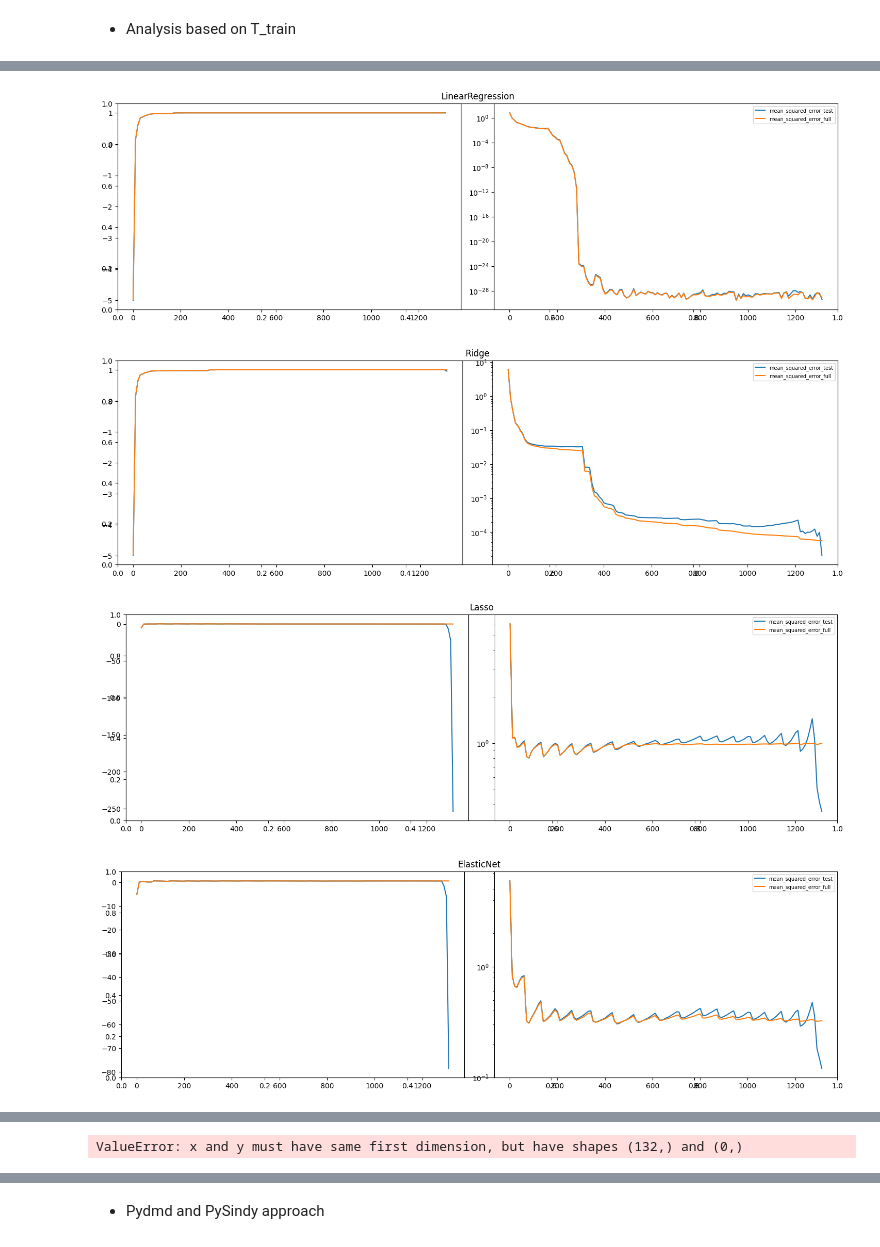
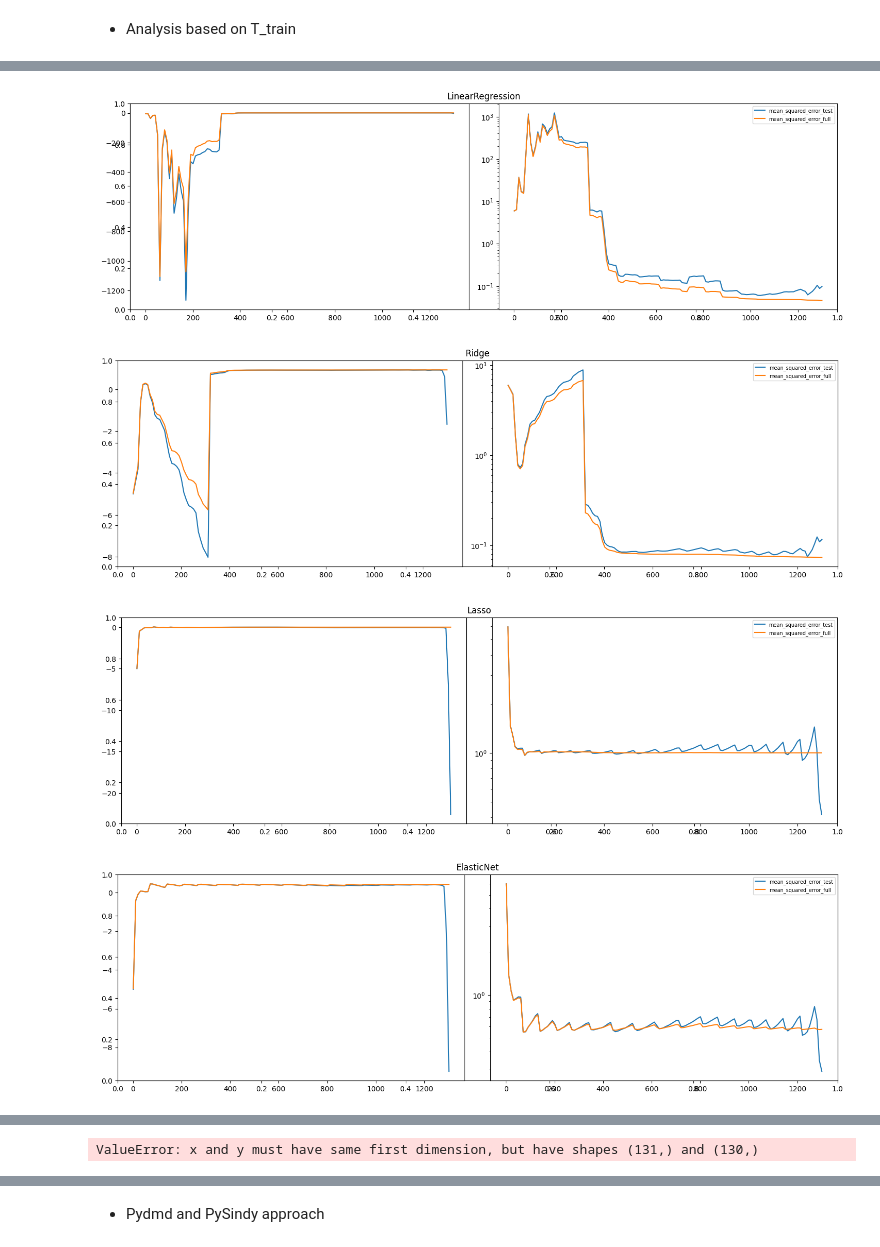
Before and after one commit to arofenitra/data-driven-modelling-fluid-flow, a Jupyter notebook: notebook/ML_modelling.ipynb, the cells around one changed output, grey strips where cells are left out. Drawn from its saved outputs; the diff is of its cells as text; code cells hidden in the pictures.

```diff
--- a/notebook/ML_modelling.ipynb
+++ b/notebook/ML_modelling.ipynb
@@ -146,11 +146,11 @@ Shape of P_wh_ph_v_w_g: (285, 1313)
 # %% [markdown]
 - Creations of predictors and targets (Y)
 # %%
-T_train = len(t)//2
+T_train = 3*len(t)//4
 # Predictor variables Z and target variable Y
 Z = [] # each element will be stack the matrices of pressure, water holdup, gas holdup, water velocity, gas velocity
 Y = [] # each element will be stack the matrices of water holdup, water velocity
-Z = P_wh_ph_v_w_g.T
+Z = P_wh_ph.T
 Y = v_w_g.T
 print(f"Z shape: {Z.shape}\nY shape: {Y.shape}\n")
 # %% [output]
@@ -268,56 +274,71 @@ list_of_models.append(sklearn.linear_model.LinearRegression())
 list_of_models.append(sklearn.linear_model.Ridge())
 list_of_models.append(sklearn.linear_model.Lasso())
 list_of_models.append(sklearn.linear_model.ElasticNet())
-# Add gradient boosting models
-list_of_models.append(sklearn.ensemble.GradientBoostingRegressor())
-list_of_models.append(sklearn.ensemble.AdaBoostRegressor())
-list_of_models.append(sklearn.ensemble.BaggingRegressor())
-list_of_models.append(sklearn.ensemble.RandomForestRegressor())
-list_of_models.append(sklearn.ensemble.ExtraTreesRegressor())
+from sklearn.model_selection import GridSearchCV
 
-model_names = ["LinearRegression","Ridge","Lasso","ElasticNet","GradientBoostingRegressor","AdaBoostRegressor","BaggingRegressor","RandomForestRegressor","ExtraTreesRegressor"]
+model_names = ["LinearRegression","Ridge","Lasso","ElasticNet","Ridge_cv"]
+alphas = np.logspace(-10, 3, 10)
+param_grid_ridge = {'alpha': alphas}
+# param_grid_lasso = {'alpha': alphas}
+# param_grid_elastic_net = {'alpha': alphas, 'l1_ratio': np.linspace(0, 1, 10)}
+ridge_cv = GridSearchCV(sklearn.linear_model.Ridge(), param_grid_ridge, cv=5, scoring='neg_mean_squared_error')
+# lasso_cv = GridSearchCV(sklearn.linear_model.Lasso(), param_grid_lasso, cv=5, scoring='neg_mean_squared_error')
+# elastic_net_cv = GridSearchCV(sklearn.linear_model.ElasticNet(), param_grid_elastic_net, cv=5, scoring='neg_mean_squared_error')
+models_to_tune = [ridge_cv]
+list_of_models.extend(models_to_tune)
 from sklearn.metrics import mean_squared_error, r2_score
 for model in list_of_models:
     accuracy_score_test = []
     accuracy_score_full = []
     mean_squared_error_test = []
     mean_squared_error_full = []
     t_train_values = []
-    for T_train in range(1,len(t),10):
+    for T_train in range(1,len(t)-10,10):
         t_train_values.append(T_train)
         Z_train = Z_scaled[:T_train,:]
         Z_test = Z_scaled[T_train:,:]
         Y_train = Y_scaled[:T_train,:]
         Y_test = Y_scaled[T_train:,:]
         try:
-            model.fit(Z_train, Y_train)
-            Y_pred = model.predict(Z_test)
-            accuracy_score_test.append(model.score(Z_test, Y_test))
-            mean_squared_error_test.append(mean_squared_error(Y_test, Y_pred))
-            # print(f"Accuracy between Y_pred and Y_test: {reg.score(Z_test, Y_test)}")
-            Y_full_pred = model.predict(Z_scaled)
-            accuracy_score_full.append(model.score(Z_scaled, Y_scaled))
-            mean_squared_error_full.append(mean_squared_error(Y_scaled, Y_full_pred))
+            if model in models_to_tune:
+                print(f"Tuning {model_names[list_of_models.index(model)]}")
+                model.fit(Z_train, Y_train)
+                Y_pred = model.predict(Z_test)
+                accuracy_score_test.append(model.score(Z_test, Y_test))
+                mean_squared_error_test.append(mean_squared_error(Y_test, Y_pred))
+                Y_full_pred = model.predict(Z_scaled)
+                accuracy_score_full.append(model.score(Z_scaled, Y_scaled))
+                mean_squared_error_full.append(mean_squared_error(Y_scaled, Y_full_pred))
+
+            else:
+                model.fit(Z_train, Y_train)
+                Y_pred = model.predict(Z_test)
+                accuracy_score_test.append(model.score(Z_test, Y_test))
+                mean_squared_error_test.append(mean_squared_error(Y_test, Y_pred))
+                # print(f"Accuracy between Y_pred and Y_test: {reg.score(Z_test, Y_test)}")
+                Y_full_pred = model.predict(Z_scaled)
+                accuracy_score_full.append(model.score(Z_scaled, Y_scaled))
+                mean_squared_error_full.append(mean_squared_error(Y_scaled, Y_full_pred))
         except:
-            print(f"Error fitting {model_names[list_of_models.index(model)]}")
+            # print(f"Error fitting {model_names[list_of_models.index(model)]}")
             continue
         # print(f"Accuracy between Y_full_pred and Y_full: {reg.score(Z_scaled, Y_scaled)}")
     # Plotting the accuracy score
     # print(f"Accuracy score test: {accuracy_score_test}\nAccuracy score full: {accuracy_score_full}")
     plt.figure(figsize=(15,5))
     plt.title(model_names[list_of_models.index(model)])
     plt.subplot(1, 2, 1)
     plt.plot(t_train_values,accuracy_score_test,label='accuracy_score_test')
     plt.plot(t_train_values,accuracy_score_full,label='accuracy_score_full')
     plt.subplot(1, 2, 2)
     plt.plot(t_train_values,mean_squared_error_test,label='mean_squared_error_test')
     plt.plot(t_train_values,mean_squared_error_full,label='mean_squared_error_full')
     plt.legend(loc = 1, fontsize = 7)
     plt.yscale('log')
     plt.tight_layout()
     plt.show()
 # %% [output]
-[figure, old version]
+[figure, new version]
-[figure, old version]
+[figure, new version]
-[figure, old version]
+[figure, new version]
-[figure, old version]
+[figure, new version]
@@ -341 +362 @@ Error fitting GradientBoostingRegressor
-ValueError: x and y must have same first dimension, but have shapes (132,) and (0,)
+ValueError: x and y must have same first dimension, but have shapes (131,) and (130,)
```
Also changed, not shown: parts of 8 cells of this notebook.
